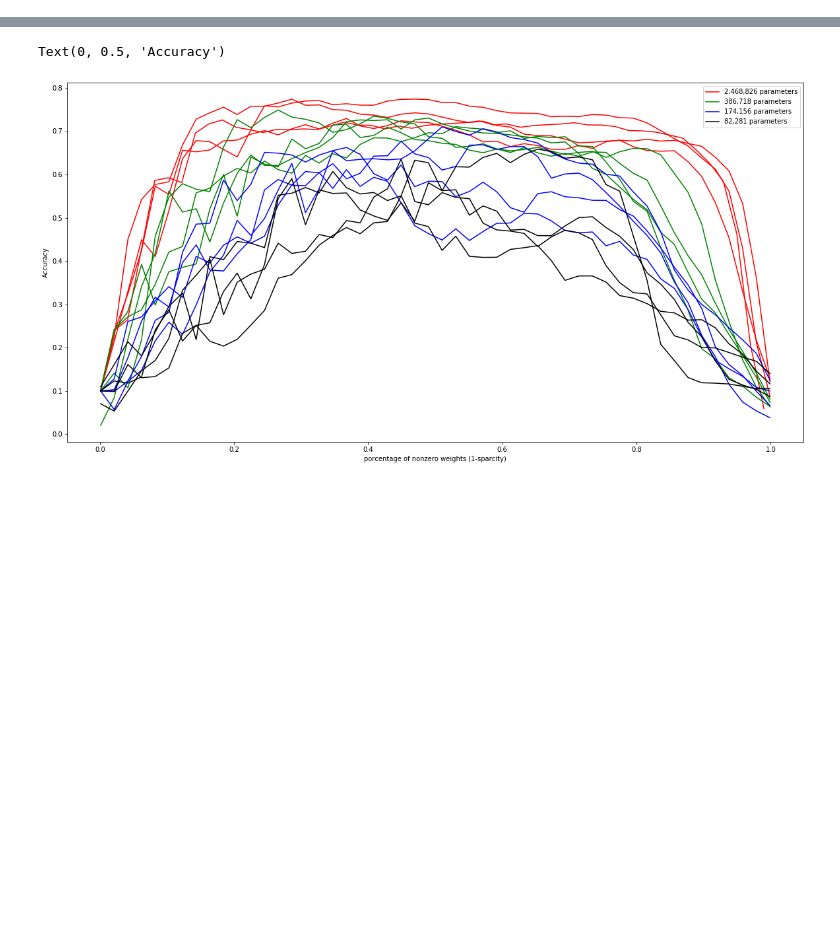
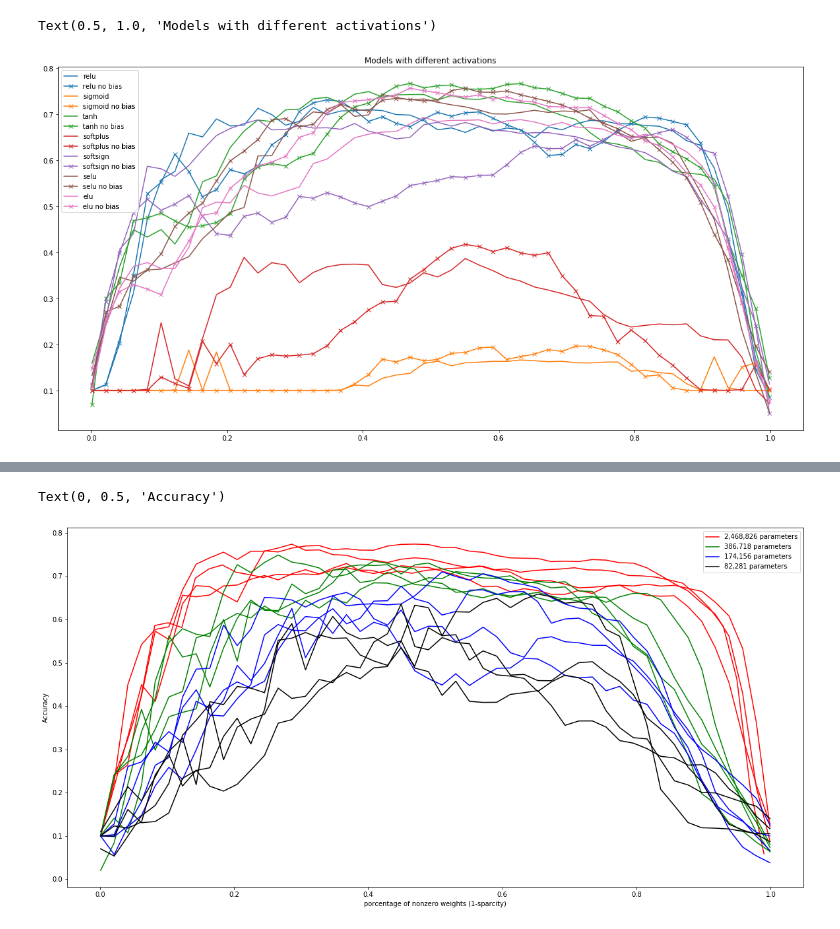
Before and after one commit to jganzabal/lottery-ticket-hypotesis-keras, a Jupyter notebook: 02_Untrained_weights_Accuracy.ipynb, the cells around one changed output, grey strips where cells are left out. Cells and saved outputs as stored; diff of their text form; code cells hidden in the pictures; blank space fills up the shorter version.

```diff
--- a/02_Untrained_weights_Accuracy.ipynb
+++ b/02_Untrained_weights_Accuracy.ipynb
@@ -176,0 +182,16 @@ _________________________________________________________________
+# %%
+# Sigmoid and softplus are the worst
+plt.figure(figsize=(20,10))
+for i, activation in enumerate(activations):
+    results_folder = './results/activations/'
+    f'acc_not_train_prunned_{activation}_20_epochs_reduce_{reduce}_normal_glorot_50.npy'
+    [pms, accs_nt] = np.load(f'{results_folder}acc_not_train_prunned_{activation}_20_epochs_reduce_1_normal_glorot_50.npy')
+    plt.plot(pms, accs_nt, label=f'{activation}', c=f'C{i}')
+    [pms, accs_nt] = np.load(f'{results_folder}acc_not_train_prunned_{activation}_20_epochs_reduce_1_normal_glorot_50_no_bias.npy')
+    plt.plot(pms, accs_nt, label=f'{activation} no bias', c=f'C{i}', marker='x')
+    plt.legend()
+
+plt.title('Models with different activations')
+# %% [output]
+Text(0.5, 1.0, 'Models with different activations')
+[figure, added]
```
Also changed, not shown: parts of 16 cells of this notebook, 38 other files.
